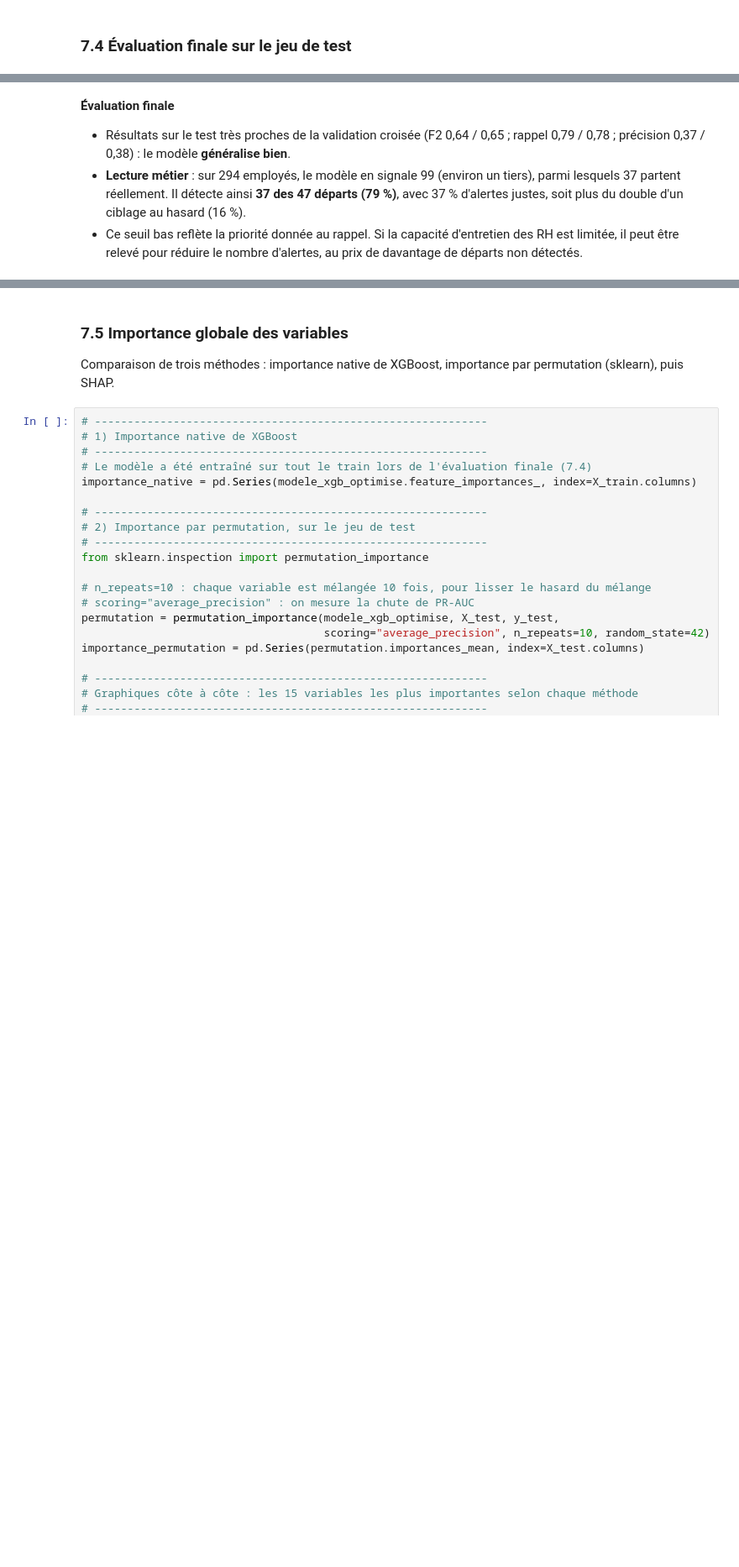
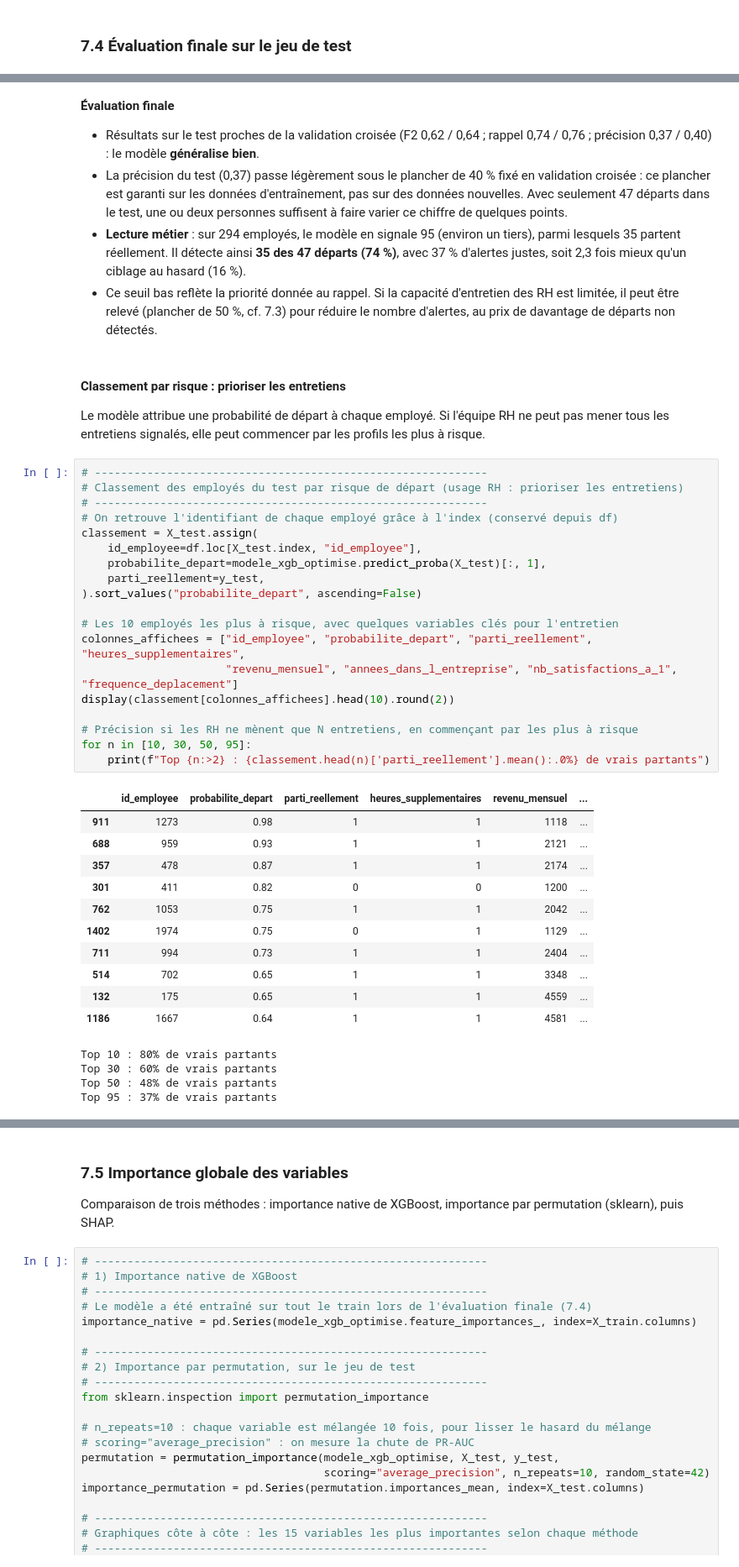
Before and after one commit to youdontknowmu/Projet4, a Jupyter notebook: 01_exploration.ipynb, the cells around one changed output, grey strips where cells are left out. Shown at 84% size. Saved outputs shown, nothing was run; the diff lists cells and outputs as text; blank space fills up the shorter version.

```diff
--- a/01_exploration.ipynb
+++ b/01_exploration.ipynb
@@ -2271,6 +2358,45 @@ F2 : 0.64
 [figure]
 # %% [markdown]
 **Évaluation finale**
-- Résultats sur le test très proches de la validation croisée (F2 0,64 / 0,65 ; rappel 0,79 / 0,78 ; précision 0,37 / 0,38) : le modèle **généralise bien**.
-- **Lecture métier** : sur 294 employés, le modèle en signale 99 (environ un tiers), parmi lesquels 37 partent réellement. Il détecte ainsi **37 des 47 départs (79 %)**, avec 37 % d'alertes justes, soit plus du double d'un ciblage au hasard (16 %).
-- Ce seuil bas reflète la priorité donnée au rappel. Si la capacité d'entretien des RH est limitée, il peut être relevé pour réduire le nombre d'alertes, au prix de davantage de départs non détectés.
+- Résultats sur le test proches de la validation croisée (F2 0,62 / 0,64 ; rappel 0,74 / 0,76 ; précision 0,37 / 0,40) : le modèle **généralise bien**.
+- La précision du test (0,37) passe légèrement sous le plancher de 40 % fixé en validation croisée : ce plancher est garanti sur les données d'entraînement, pas sur des données nouvelles. Avec seulement 47 départs dans le test, une ou deux personnes suffisent à faire varier ce chiffre de quelques points.
+- **Lecture métier** : sur 294 employés, le modèle en signale 95 (environ un tiers), parmi lesquels 35 partent réellement. Il détecte ainsi **35 des 47 départs (74 %)**, avec 37 % d'alertes justes, soit 2,3 fois mieux qu'un ciblage au hasard (16 %).
+- Ce seuil bas reflète la priorité donnée au rappel. Si la capacité d'entretien des RH est limitée, il peut être relevé (plancher de 50 %, cf. 7.3) pour réduire le nombre d'alertes, au prix de davantage de départs non détectés.
+# %% [markdown]
+#### Classement par risque : prioriser les entretiens
+Le modèle attribue une probabilité de départ à chaque employé. Si l'équipe RH ne peut pas mener tous les entretiens signalés, elle peut commencer par les profils les plus à risque.
+# %%
+# ------------------------------------------------------------
+# Classement des employés du test par risque de départ (usage RH : prioriser les entretiens)
+# ------------------------------------------------------------
+# On retrouve l'identifiant de chaque employé grâce à l'index (conservé depuis df)
+classement = X_test.assign(
+    id_employee=df.loc[X_test.index, "id_employee"],
+    probabilite_depart=modele_xgb_optimise.predict_proba(X_test)[:, 1],
+    parti_reellement=y_test,
+).sort_values("probabilite_depart", ascending=False)
+
+# Les 10 employés les plus à risque, avec quelques variables clés pour l'entretien
+colonnes_affichees = ["id_employee", "probabilite_depart", "parti_reellement", "heures_supplementaires",
+                      "revenu_mensuel", "annees_dans_l_entreprise", "nb_satisfactions_a_1", "frequence_deplacement"]
+display(classement[colonnes_affichees].head(10).round(2))
+
+# Précision si les RH ne mènent que N entretiens, en commençant par les plus à risque
+for n in [10, 30, 50, 95]:
+    print(f"Top {n:>2} : {classement.head(n)['parti_reellement'].mean():.0%} de vrais partants")
+# %% [output]
+|  | id_employee | probabilite_depart | parti_reellement | heures_supplementaires | revenu_mensuel | ... |
+| 911 | 1273 | 0.98 | 1 | 1 | 1118 | ... |
+| 688 | 959 | 0.93 | 1 | 1 | 2121 | ... |
+| 357 | 478 | 0.87 | 1 | 1 | 2174 | ... |
+| 301 | 411 | 0.82 | 0 | 0 | 1200 | ... |
+| 762 | 1053 | 0.75 | 1 | 1 | 2042 | ... |
+| 1402 | 1974 | 0.75 | 0 | 1 | 1129 | ... |
+| 711 | 994 | 0.73 | 1 | 1 | 2404 | ... |
+| 514 | 702 | 0.65 | 1 | 1 | 3348 | ... |
+| 132 | 175 | 0.65 | 1 | 1 | 4559 | ... |
+| 1186 | 1667 | 0.64 | 1 | 1 | 4581 | ... |
+Top 10 : 80% de vrais partants
+Top 30 : 60% de vrais partants
+Top 50 : 48% de vrais partants
+Top 95 : 37% de vrais partants
```
Also changed, not shown: parts of 21 cells of this notebook, 2 other files.
